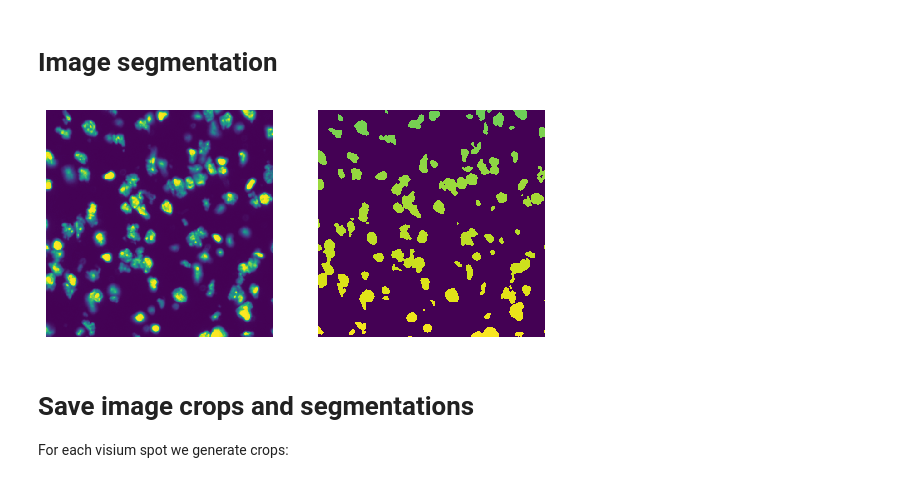
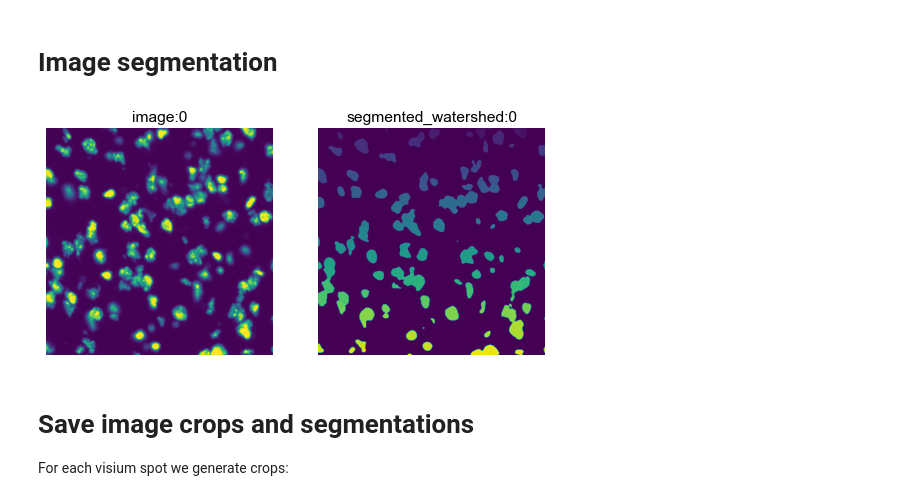
Before and after one commit to theislab/squidpy_reproducibility, a Jupyter notebook: notebooks/tutorial_cellprofiler.ipynb, the cells around one changed output. Cells and saved outputs as stored; diff of their text form; code cells hidden in the pictures.

```diff
--- a/notebooks/tutorial_cellprofiler.ipynb
+++ b/notebooks/tutorial_cellprofiler.ipynb
@@ -58,23 +59,24 @@ Save the project in `BASE_DIR`
 # %%
 sq.im.process(
     img=img,
     layer="image",
     method="smooth",
+    sigma=[2,2,0,0],
 )
 
-sq.im.segment(img=img, layer="image_smooth", method="watershed", channel_ids=0, xs=1000, ys=1000)
+sq.im.segment(img=img, layer="image_smooth", method="watershed", channel_ids=0, chunks=1000)
 
 # plot the resulting segmentation
 fig, ax = plt.subplots(1, 2)
 img_crop = img.crop_corner(2000, 2000, size=500)
 img_crop.show(layer="image", channel=0, ax=ax[0])
 img_crop.show(
     layer="segmented_watershed",
     channel=0,
     ax=ax[1],
 )
 # %% [output]
-[figure, old version]
+[figure, new version]
 # %% [markdown]
 # Save image crops and segmentations
 For each visium spot we generate crops:
```
Also changed, not shown: parts of 6 cells of this notebook.
